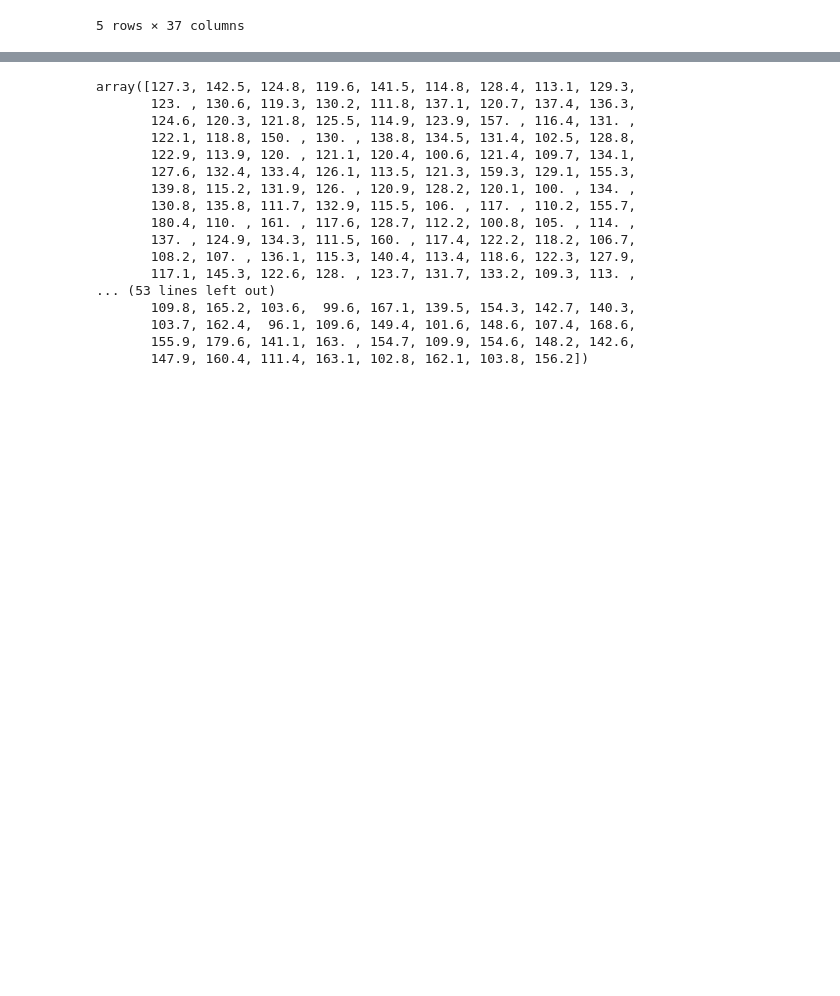
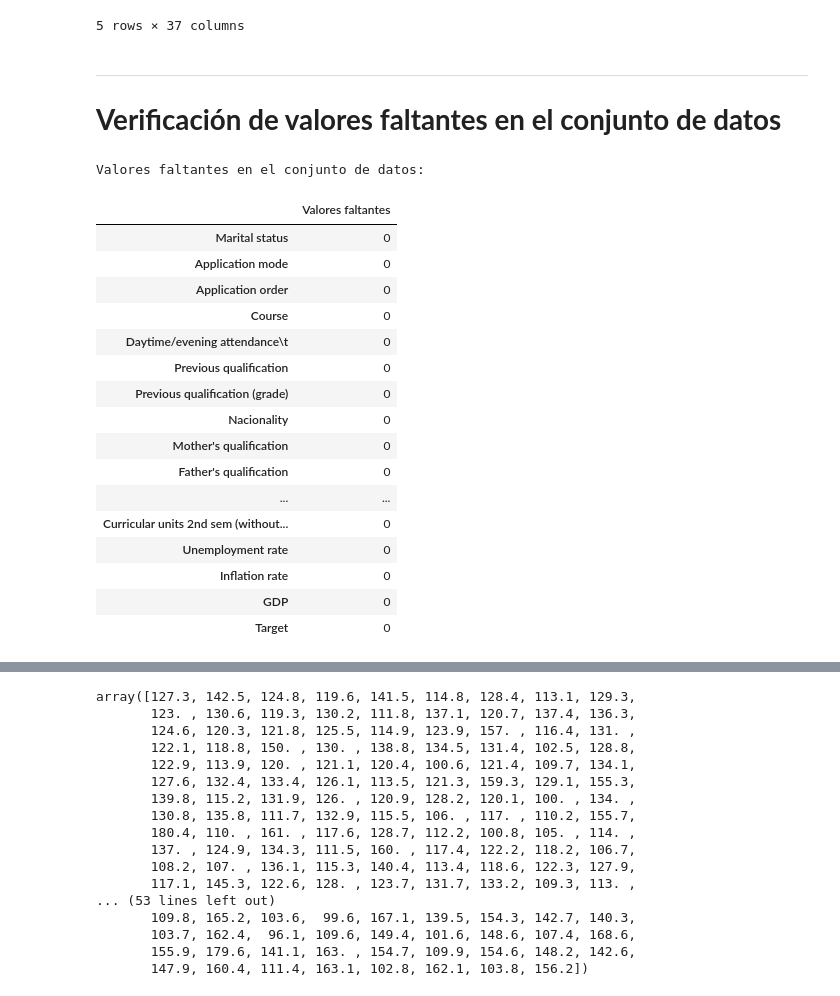
Before and after one commit to javel3232/Predict-students-dropout-and-academic-success, a Jupyter notebook: EDA.ipynb, the cells around one changed output, grey strips where cells are left out. Saved outputs shown, nothing was run; the diff lists cells and outputs as text; code cells hidden in the pictures; blank space fills up the shorter version.

```diff
--- a/EDA.ipynb
+++ b/EDA.ipynb
@@ -62,5 +61,30 @@ datos.head()
 | 3 | 1 | 17 | 2 | 9773 | 1 | ... |
 | 4 | 2 | 39 | 1 | 8014 | 0 | ... |
 5 rows × 37 columns
+# %% [markdown]
+----
+# **Verificación de valores faltantes en el conjunto de datos**
+# %%
+print("\nValores faltantes en el conjunto de datos:")
+display(pd.DataFrame(datos.isnull().sum(), columns=['Valores faltantes']))
+# %% [output]
+Valores faltantes en el conjunto de datos:
+|  | Valores faltantes |
+| Marital status | 0 |
+| Application mode | 0 |
+| Application order | 0 |
+| Course | 0 |
+| Daytime/evening attendance\t | 0 |
+| Previous qualification | 0 |
+| Previous qualification (grade) | 0 |
+| Nacionality | 0 |
+| Mother's qualification | 0 |
+| Father's qualification | 0 |
+| ... | ... |
+| Curricular units 2nd sem (without... | 0 |
+| Unemployment rate | 0 |
+| Inflation rate | 0 |
+| GDP | 0 |
+| Target | 0 |
 # %%
 datos.info()
```
Also changed, not shown: parts of 2 cells of this notebook.
